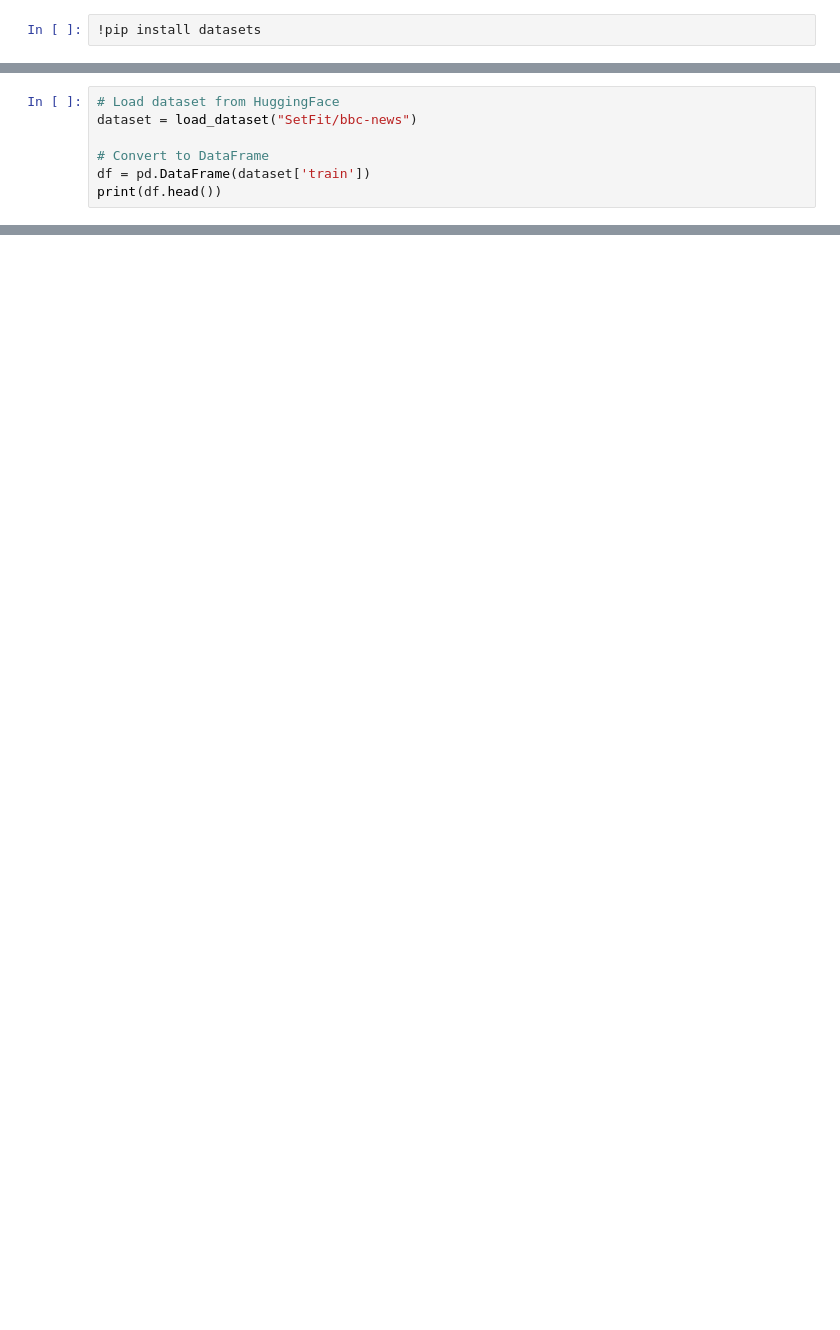
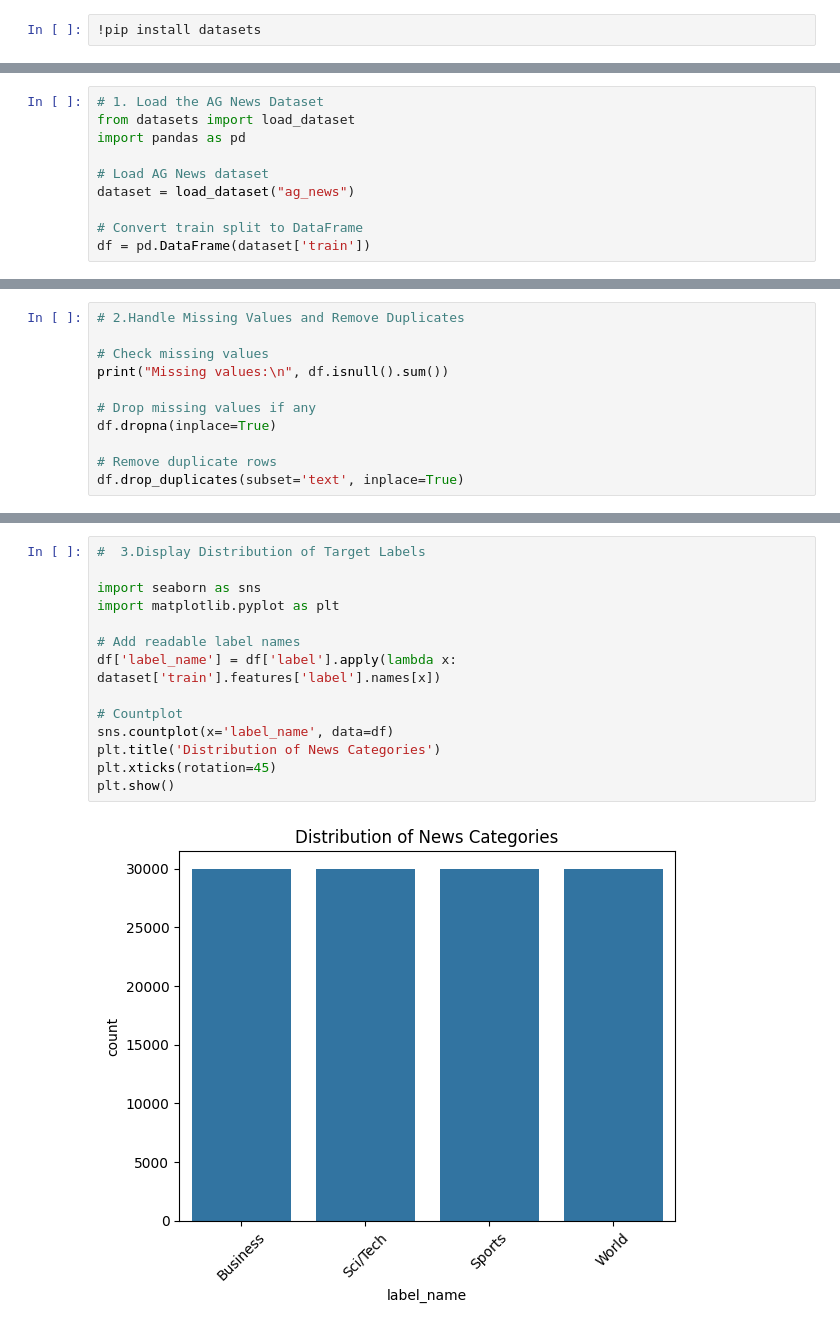
Before and after one commit to Devesh-DevCodes/NewsClassification, a Jupyter notebook: NewsClassification.ipynb, the cells around one changed output, grey strips where cells are left out. Drawn from its saved outputs; the diff is of its cells as text; blank space fills up the shorter version.

```diff
--- a/NewsClassification.ipynb
+++ b/NewsClassification.ipynb
@@ -15,7 +5,10 @@ import matplotlib.pyplot as plt
 # %%
-# Load dataset from HuggingFace
-dataset = load_dataset("SetFit/bbc-news")
+# 1. Load the AG News Dataset
+from datasets import load_dataset
+import pandas as pd
 
-# Convert to DataFrame
+# Load AG News dataset
+dataset = load_dataset("ag_news")
+
+# Convert train split to DataFrame
 df = pd.DataFrame(dataset['train'])
-print(df.head())
@@ -33,0 +25,11 @@ Please note that authentication is recommended but still optional to access publ
+# %%
+# 2.Handle Missing Values and Remove Duplicates
+
+# Check missing values
+print("Missing values:\n", df.isnull().sum())
+
+# Drop missing values if any
+df.dropna(inplace=True)
+
+# Remove duplicate rows
+df.drop_duplicates(subset='text', inplace=True)
@@ -33,0 +41,16 @@ Please note that authentication is recommended but still optional to access publ
+# %%
+#  3.Display Distribution of Target Labels
+
+import seaborn as sns
+import matplotlib.pyplot as plt
+
+# Add readable label names
+df['label_name'] = df['label'].apply(lambda x: dataset['train'].features['label'].names[x])
+
+# Countplot
+sns.countplot(x='label_name', data=df)
+plt.title('Distribution of News Categories')
+plt.xticks(rotation=45)
+plt.show()
+# %% [output]
+[figure, added]
```
Also changed, not shown: parts of 21 cells of this notebook.
